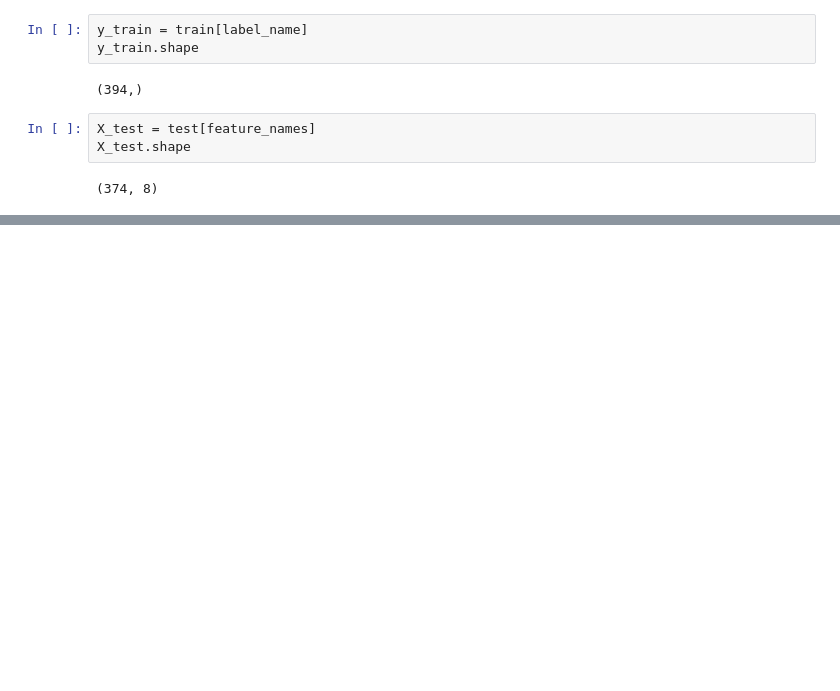
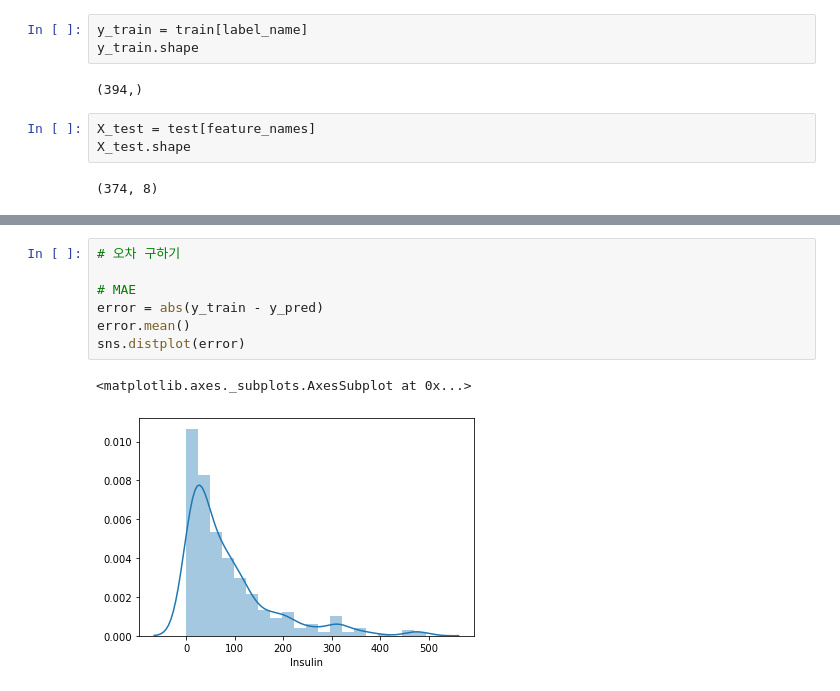
Before and after one commit to swoos91/KaggleStudy, a Jupyter notebook: Diabetes/Diabetes_reg.ipynb, the cells around one changed output, grey strips where cells are left out. Drawn from its saved outputs; the diff is of its cells as text; blank space fills up the shorter version.

```diff
--- a/Diabetes/Diabetes_reg.ipynb
+++ b/Diabetes/Diabetes_reg.ipynb
@@ -76,0 +140,10 @@ y_test.shape
+# %%
+# 오차 구하기
+
+# MAE
+error = abs(y_train - y_pred)
+error.mean()
+sns.distplot(error)
+# %% [output]
+<matplotlib.axes._subplots.AxesSubplot at 0x...>
+[figure, added]
```
Also changed, not shown: parts of 20 cells of this notebook.
